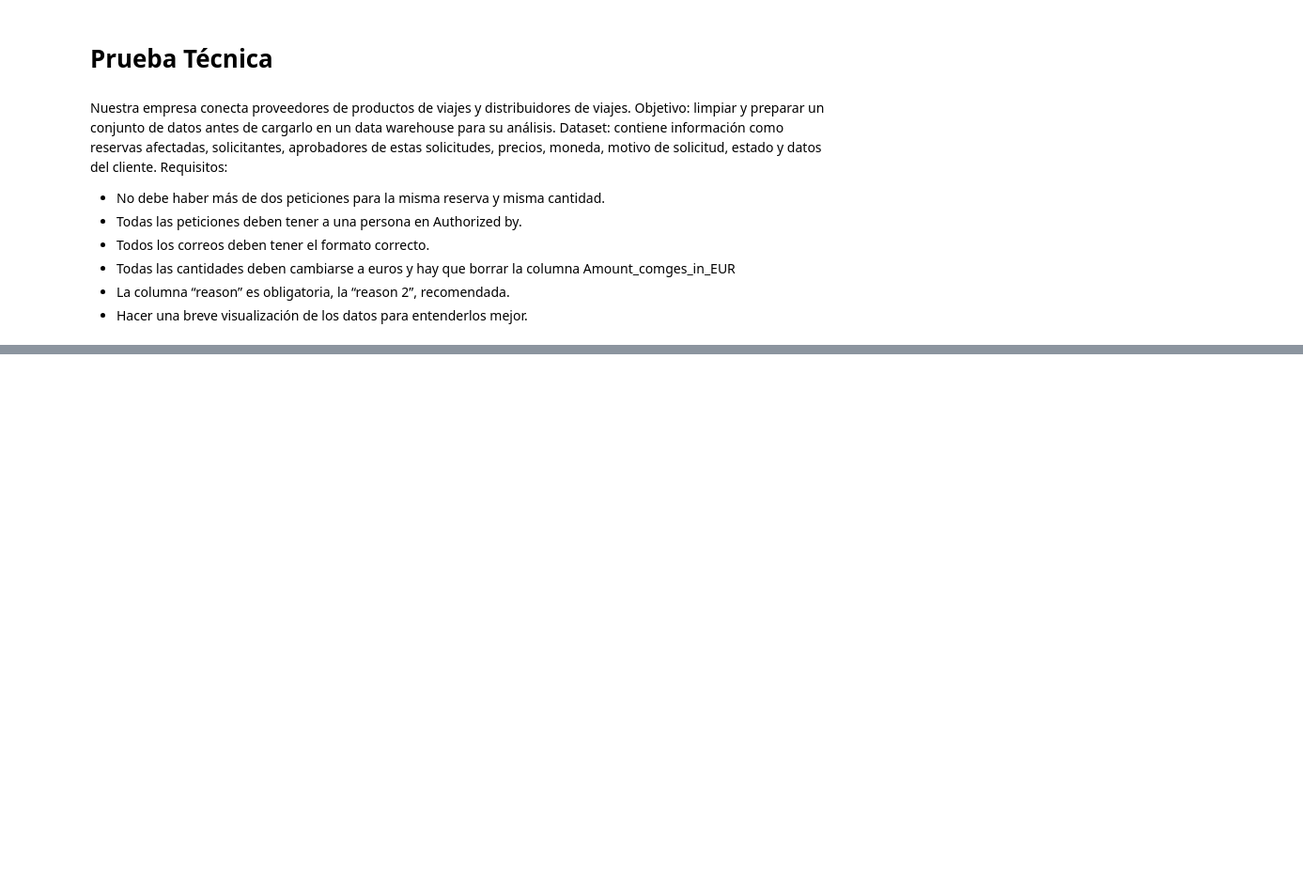
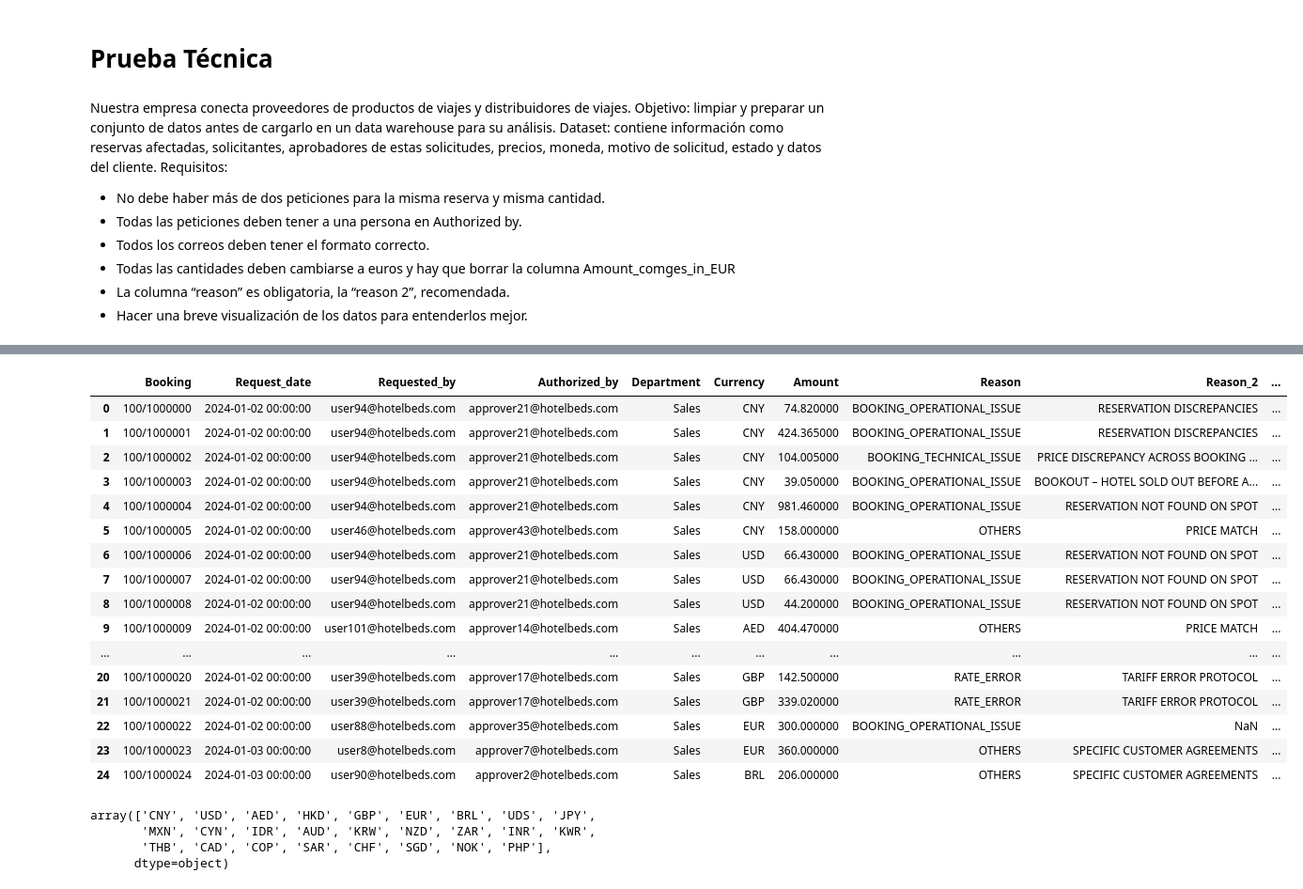
Before and after one commit to EstherDE135/Empresa-hotelera-prueba-t-cnica-, a Jupyter notebook: EDA.ipynb, the cells around one changed output, grey strips where cells are left out. Shown at 94% size. Saved outputs shown, nothing was run; the diff lists cells and outputs as text; code cells hidden in the pictures; blank space fills up the shorter version.

```diff
--- a/EDA.ipynb
+++ b/EDA.ipynb
@@ -188,0 +337,2 @@ Número total de filas duplicadas en el DataFrame:
+# %%
+df_sindup = df.drop_duplicates(subset= ['Booking', 'Amount'], keep='first')
@@ -188,0 +348,2 @@ Número total de filas duplicadas en el DataFrame:
+# %%
+df = df_sindup
@@ -188,0 +398,3 @@ Número total de filas duplicadas en el DataFrame:
+# %%
+# se reemplaza por Unknown
+df['Authorized_by'] = df['Authorized_by'].fillna('Unknown')
@@ -188,0 +421,41 @@ Número total de filas duplicadas en el DataFrame:
+# %%
+# Unificar estilo de los emails
+# Para 'Authorized_by'
+df['Authorized_by'] = df['Authorized_by'].str.replace('.Com', '.com', regex=False)
+df['Authorized_by'] = df['Authorized_by'].str.replace('.COM', '.com', regex=False)
+df['Authorized_by'] = df['Authorized_by'].str.replace(r'\.Hotelbeds\.com', '@Hotelbeds.com', regex=True)
+df['Authorized_by'] = df['Authorized_by'].str.lower()
+
+# Para 'Requested_by'
+df['Requested_by'] = df['Requested_by'].str.replace('.Com', '.com', regex=False)
+df['Requested_by'] = df['Requested_by'].str.replace('.COM', '.com', regex=False)
+df['Requested_by'] = df['Requested_by'].str.replace(r'\.Hotelbeds\.com', '@Hotelbeds.com', regex=True)
+df['Requested_by'] = df['Requested_by'].str.lower()
+# %%
+df.head(25)
+# %% [output]
+|  | Booking | Request_date | Requested_by | Authorized_by | Department | Currency | Amount | Reason | Reason_2 | ... |
+| 0 | 100/1000000 | 2024-01-02 00:00:00 | user94@hotelbeds.com | approver21@hotelbeds.com | Sales | CNY | 74.820000 | BOOKING_OPERATIONAL_ISSUE | RESERVATION DISCREPANCIES | ... |
+| 1 | 100/1000001 | 2024-01-02 00:00:00 | user94@hotelbeds.com | approver21@hotelbeds.com | Sales | CNY | 424.365000 | BOOKING_OPERATIONAL_ISSUE | RESERVATION DISCREPANCIES | ... |
+| 2 | 100/1000002 | 2024-01-02 00:00:00 | user94@hotelbeds.com | approver21@hotelbeds.com | Sales | CNY | 104.005000 | BOOKING_TECHNICAL_ISSUE | PRICE DISCREPANCY ACROSS BOOKING ... | ... |
+| 3 | 100/1000003 | 2024-01-02 00:00:00 | user94@hotelbeds.com | approver21@hotelbeds.com | Sales | CNY | 39.050000 | BOOKING_OPERATIONAL_ISSUE | BOOKOUT – HOTEL SOLD OUT BEFORE A... | ... |
+| 4 | 100/1000004 | 2024-01-02 00:00:00 | user94@hotelbeds.com | approver21@hotelbeds.com | Sales | CNY | 981.460000 | BOOKING_OPERATIONAL_ISSUE | RESERVATION NOT FOUND ON SPOT | ... |
+| 5 | 100/1000005 | 2024-01-02 00:00:00 | user46@hotelbeds.com | approver43@hotelbeds.com | Sales | CNY | 158.000000 | OTHERS | PRICE MATCH | ... |
+| 6 | 100/1000006 | 2024-01-02 00:00:00 | user94@hotelbeds.com | approver21@hotelbeds.com | Sales | USD | 66.430000 | BOOKING_OPERATIONAL_ISSUE | RESERVATION NOT FOUND ON SPOT | ... |
+| 7 | 100/1000007 | 2024-01-02 00:00:00 | user94@hotelbeds.com | approver21@hotelbeds.com | Sales | USD | 66.430000 | BOOKING_OPERATIONAL_ISSUE | RESERVATION NOT FOUND ON SPOT | ... |
+| 8 | 100/1000008 | 2024-01-02 00:00:00 | user94@hotelbeds.com | approver21@hotelbeds.com | Sales | USD | 44.200000 | BOOKING_OPERATIONAL_ISSUE | RESERVATION NOT FOUND ON SPOT | ... |
+| 9 | 100/1000009 | 2024-01-02 00:00:00 | user101@hotelbeds.com | approver14@hotelbeds.com | Sales | AED | 404.470000 | OTHERS | PRICE MATCH | ... |
+| ... | ... | ... | ... | ... | ... | ... | ... | ... | ... | ... |
+| 20 | 100/1000020 | 2024-01-02 00:00:00 | user39@hotelbeds.com | approver17@hotelbeds.com | Sales | GBP | 142.500000 | RATE_ERROR | TARIFF ERROR PROTOCOL | ... |
+| 21 | 100/1000021 | 2024-01-02 00:00:00 | user39@hotelbeds.com | approver17@hotelbeds.com | Sales | GBP | 339.020000 | RATE_ERROR | TARIFF ERROR PROTOCOL | ... |
+| 22 | 100/1000022 | 2024-01-02 00:00:00 | user88@hotelbeds.com | approver35@hotelbeds.com | Sales | EUR | 300.000000 | BOOKING_OPERATIONAL_ISSUE | NaN | ... |
+| 23 | 100/1000023 | 2024-01-03 00:00:00 | user8@hotelbeds.com | approver7@hotelbeds.com | Sales | EUR | 360.000000 | OTHERS | SPECIFIC CUSTOMER AGREEMENTS | ... |
+| 24 | 100/1000024 | 2024-01-03 00:00:00 | user90@hotelbeds.com | approver2@hotelbeds.com | Sales | BRL | 206.000000 | OTHERS | SPECIFIC CUSTOMER AGREEMENTS | ... |
+# %%
+# revisar Amount, dejar en valores de euros y eliminar la última columna
+df['Currency'].unique()
+# %% [output]
+array(['CNY', 'USD', 'AED', 'HKD', 'GBP', 'EUR', 'BRL', 'UDS', 'JPY',
+       'MXN', 'CYN', 'IDR', 'AUD', 'KRW', 'NZD', 'ZAR', 'INR', 'KWR',
+       'THB', 'CAD', 'COP', 'SAR', 'CHF', 'SGD', 'NOK', 'PHP'],
+      dtype=object)
```
Also changed, not shown: parts of 36 cells of this notebook, 1 other file.
